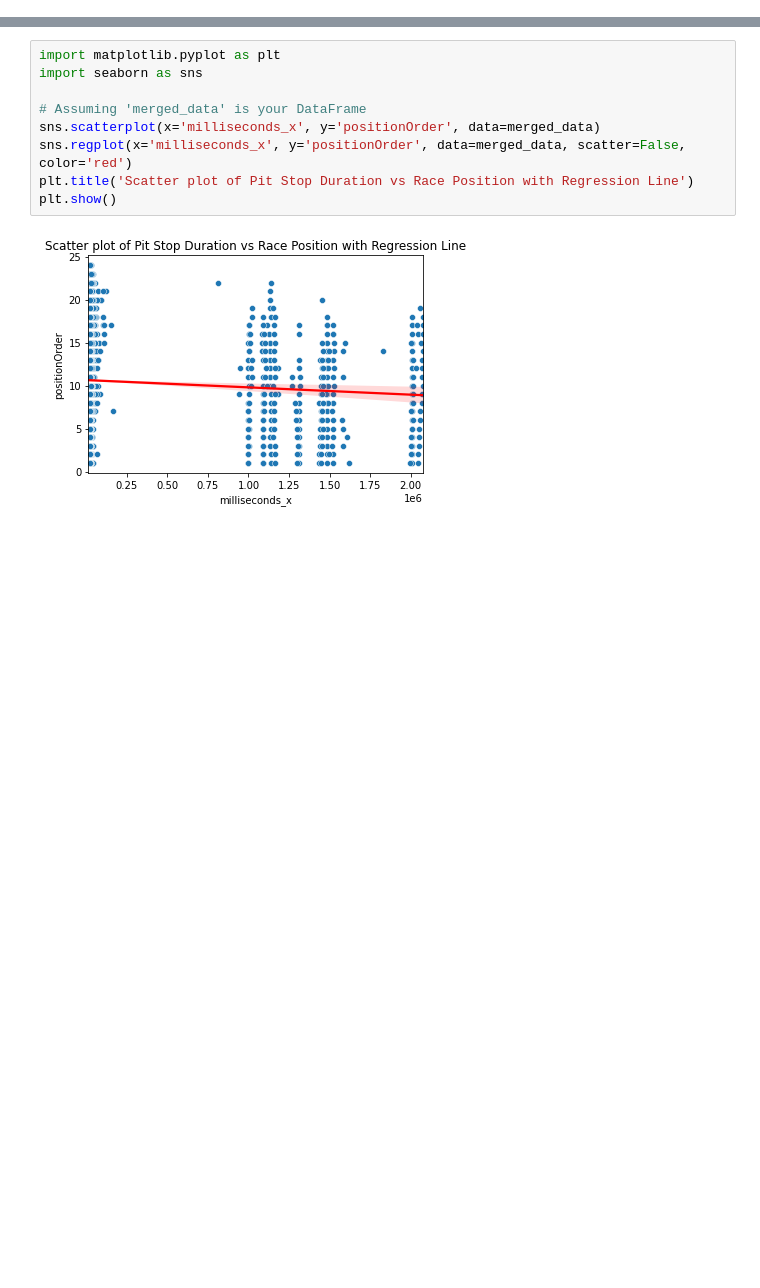
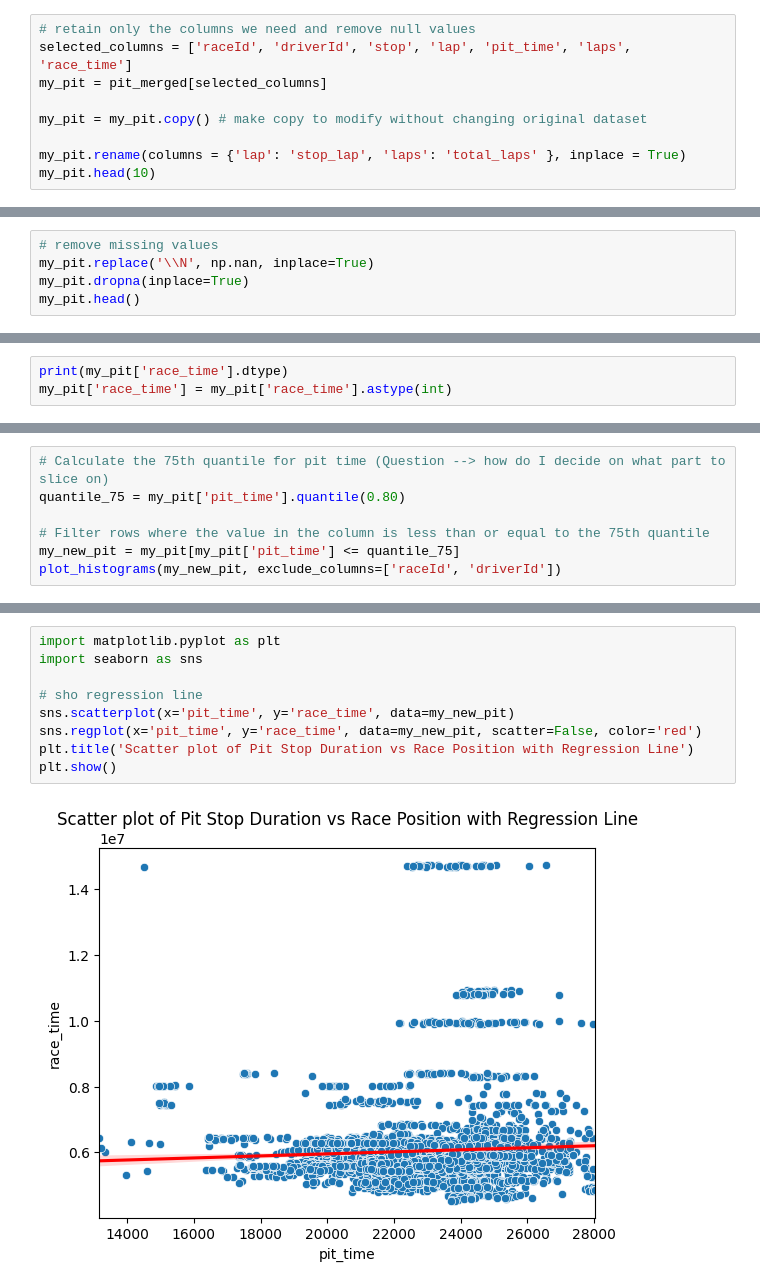
Before and after one commit to MacBeth-M/Capstone, a Jupyter notebook: Pitstops2.ipynb, the cells around one changed output, grey strips where cells are left out. Cells and saved outputs as stored; diff of their text form; blank space fills up the shorter version.

```diff
--- a/Pitstops2.ipynb
+++ b/Pitstops2.ipynb
@@ -33,0 +57,9 @@ mc
+# %%
+# retain only the columns we need and remove null values
+selected_columns = ['raceId', 'driverId', 'stop', 'lap', 'pit_time', 'laps', 'race_time']
+my_pit = pit_merged[selected_columns]
+
+my_pit = my_pit.copy() # make copy to modify without changing original dataset
+
+my_pit.rename(columns = {'lap': 'stop_lap', 'laps': 'total_laps' }, inplace = True)
+my_pit.head(10)
@@ -33,0 +78,5 @@ mc
+# %%
+# remove missing values
+my_pit.replace('\\N', np.nan, inplace=True)
+my_pit.dropna(inplace=True)
+my_pit.head()
@@ -33,0 +102,3 @@ mc
+# %%
+print(my_pit['race_time'].dtype)
+my_pit['race_time'] = my_pit['race_time'].astype(int)
@@ -33,0 +154,7 @@ mc
+# %%
+# Calculate the 75th quantile for pit time (Question --> how do I decide on what part to slice on)
+quantile_75 = my_pit['pit_time'].quantile(0.80)
+
+# Filter rows where the value in the column is less than or equal to the 75th quantile
+my_new_pit = my_pit[my_pit['pit_time'] <= quantile_75]
+plot_histograms(my_new_pit, exclude_columns=['raceId', 'driverId'])
@@ -81,12 +214,12 @@ Root Mean Squared Error  5.741040e+00
 # %%
 import matplotlib.pyplot as plt
 import seaborn as sns
 
-# Assuming 'merged_data' is your DataFrame
-sns.scatterplot(x='milliseconds_x', y='positionOrder', data=merged_data)
-sns.regplot(x='milliseconds_x', y='positionOrder', data=merged_data, scatter=False, color='red')
+# sho regression line
+sns.scatterplot(x='pit_time', y='race_time', data=my_new_pit)
+sns.regplot(x='pit_time', y='race_time', data=my_new_pit, scatter=False, color='red')
 plt.title('Scatter plot of Pit Stop Duration vs Race Position with Regression Line')
 plt.show()
 # %% [output]
-[figure, old version]
+[figure, new version]
 # %%
```
Also changed, not shown: parts of 18 cells of this notebook, 3 other files.
